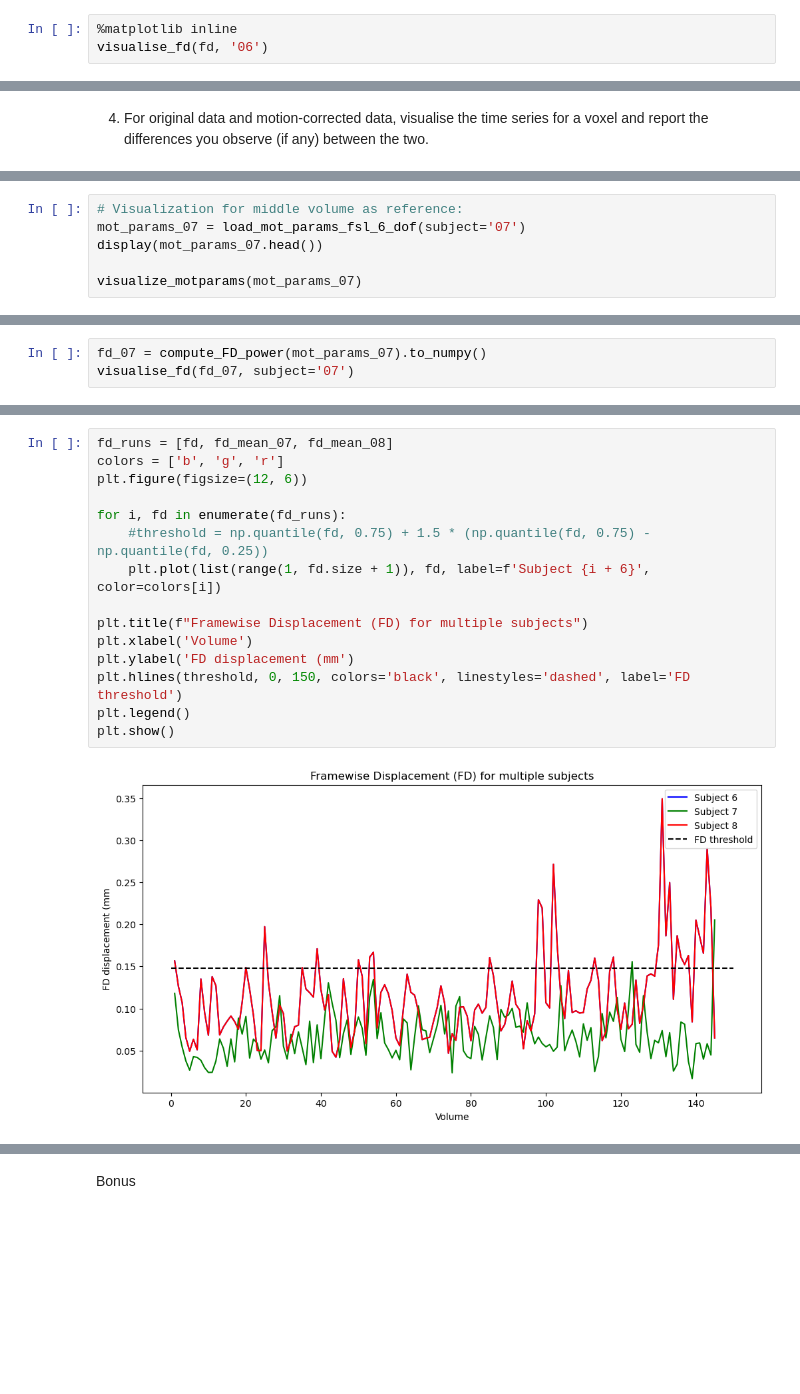
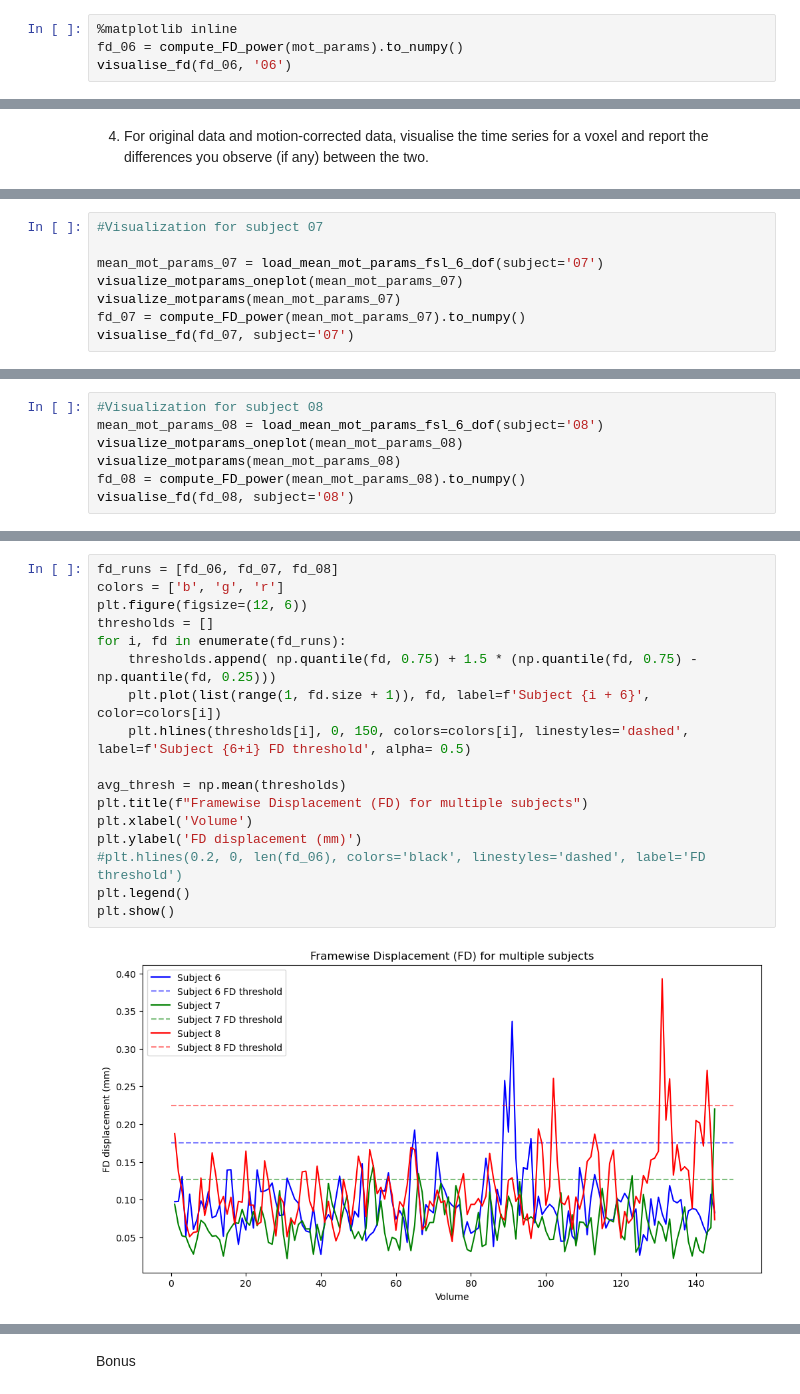
Before and after one commit to Pingsheng-Kevin/NSSP_Mini1, a Jupyter notebook: lgr.ipynb, the cells around one changed output, grey strips where cells are left out. Saved outputs shown, nothing was run; the diff lists cells and outputs as text; blank space fills up the shorter version.

```diff
--- a/lgr.ipynb
+++ b/lgr.ipynb
@@ -340,4 +318,5 @@ fd = compute_FD_power(mot_params).to_numpy()
 # %%
 %matplotlib inline
-visualise_fd(fd, '06')
+fd_06 = compute_FD_power(mot_params).to_numpy()
+visualise_fd(fd_06, '06')
 # %% [output]
@@ -498,7 +468,9 @@ Saving motion corrected time series...
 # %%
-# Visualization for middle volume as reference:
-mot_params_07 = load_mot_params_fsl_6_dof(subject='07')
-display(mot_params_07.head())
+#Visualization for subject 07
 
-visualize_motparams(mot_params_07)
+mean_mot_params_07 = load_mean_mot_params_fsl_6_dof(subject='07')
+visualize_motparams_oneplot(mean_mot_params_07)
+visualize_motparams(mean_mot_params_07)
+fd_07 = compute_FD_power(mean_mot_params_07).to_numpy()
+visualise_fd(fd_07, subject='07')
 # %% [output]
@@ -512,3 +479,0 @@ visualize_motparams(mot_params_07)
-# %%
-fd_07 = compute_FD_power(mot_params_07).to_numpy()
-visualise_fd(fd_07, subject='07')
@@ -578,0 +480,7 @@ visualize_motparams_oneplot(mean_mot_params_08)
+# %%
+#Visualization for subject 08
+mean_mot_params_08 = load_mean_mot_params_fsl_6_dof(subject='08')
+visualize_motparams_oneplot(mean_mot_params_08)
+visualize_motparams(mean_mot_params_08)
+fd_08 = compute_FD_power(mean_mot_params_08).to_numpy()
+visualise_fd(fd_08, subject='08')
@@ -579,17 +491,19 @@ visualize_motparams_oneplot(mean_mot_params_08)
 # %%
-fd_runs = [fd, fd_mean_07, fd_mean_08]
+fd_runs = [fd_06, fd_07, fd_08]
 colors = ['b', 'g', 'r']
 plt.figure(figsize=(12, 6))
+thresholds = []
+for i, fd in enumerate(fd_runs):
+    thresholds.append( np.quantile(fd, 0.75) + 1.5 * (np.quantile(fd, 0.75) - np.quantile(fd, 0.25)))
+    plt.plot(list(range(1, fd.size + 1)), fd, label=f'Subject {i + 6}', color=colors[i])
+    plt.hlines(thresholds[i], 0, 150, colors=colors[i], linestyles='dashed', label=f'Subject {6+i} FD threshold', alpha= 0.5)
 
-for i, fd in enumerate(fd_runs):
-    #threshold = np.quantile(fd, 0.75) + 1.5 * (np.quantile(fd, 0.75) - np.quantile(fd, 0.25))
-    plt.plot(list(range(1, fd.size + 1)), fd, label=f'Subject {i + 6}', color=colors[i])
-
+avg_thresh = np.mean(thresholds)
 plt.title(f"Framewise Displacement (FD) for multiple subjects")
 plt.xlabel('Volume')
-plt.ylabel('FD displacement (mm')
-plt.hlines(threshold, 0, 150, colors='black', linestyles='dashed', label='FD threshold')
+plt.ylabel('FD displacement (mm)')
+#plt.hlines(0.2, 0, len(fd_06), colors='black', linestyles='dashed', label='FD threshold')
 plt.legend()
 plt.show()
 # %% [output]
-[figure, old version]
+[figure, new version]
```
Also changed, not shown: parts of 64 cells of this notebook.
